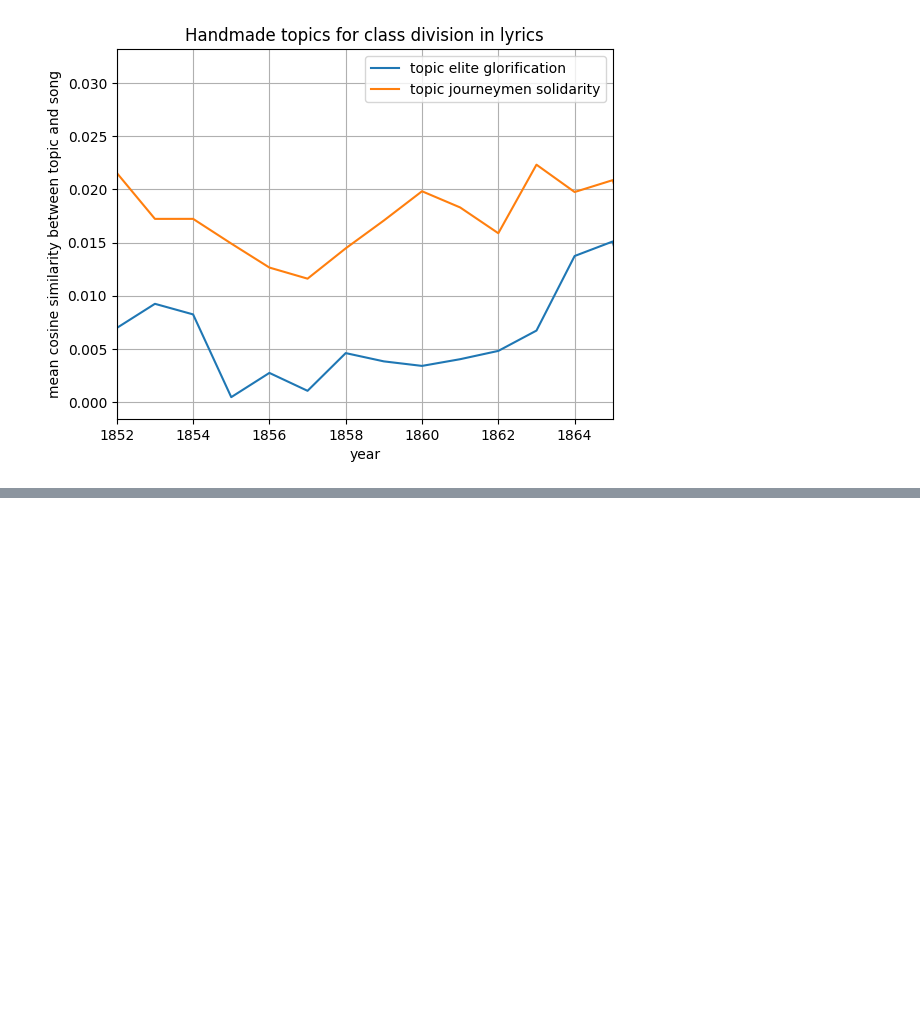
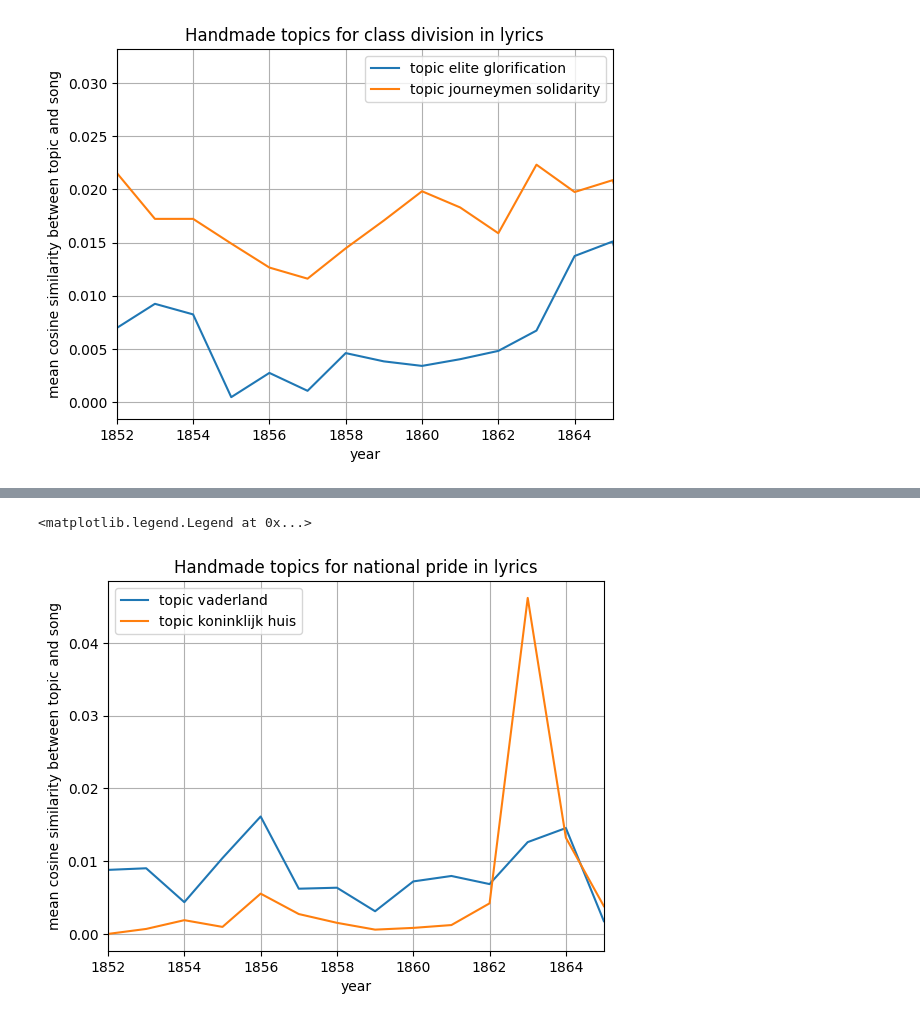
Before and after one commit to ivozandhuis/tv-liedjes, a Jupyter notebook: analysis/handmade-topics-tfidf.ipynb, the cells around one changed output, grey strips where cells are left out. Cells and saved outputs as stored; diff of their text form; code cells hidden in the pictures; blank space fills up the shorter version.

```diff
--- a/analysis/handmade-topics-tfidf.ipynb
+++ b/analysis/handmade-topics-tfidf.ipynb
@@ -290,3 +285,13 @@ ax.legend(['topic pride', 'topic enlightenment'])
+# %%
+# Professional pride and honour
+ax = df['topic0'].plot(title="Handmade topics for national pride in lyrics", xlim=(1852,1865), grid=True)
+ax = df['topic1'].plot(grid=True)
+ax.set_ylabel('mean cosine similarity between topic and song')
+ax.set_xlabel('year')
+ax.legend(['topic vaderland', 'topic koninklijk huis'])
+# %% [output]
+<matplotlib.legend.Legend at 0x...>
+[figure, added]
 # %%
 topic0 = topic0 + topic1
 topic1 = topic3
```
Also changed, not shown: parts of 7 cells of this notebook, 4 other files.
